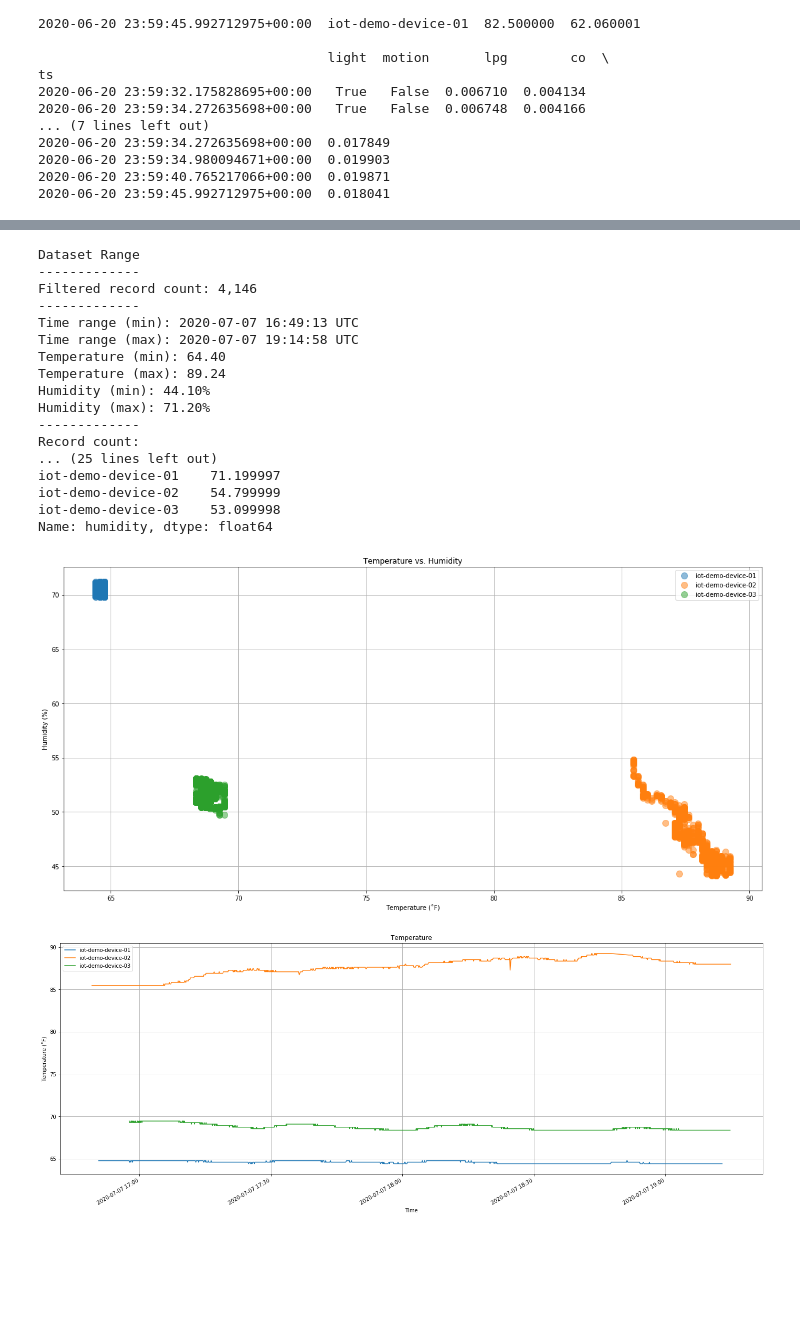
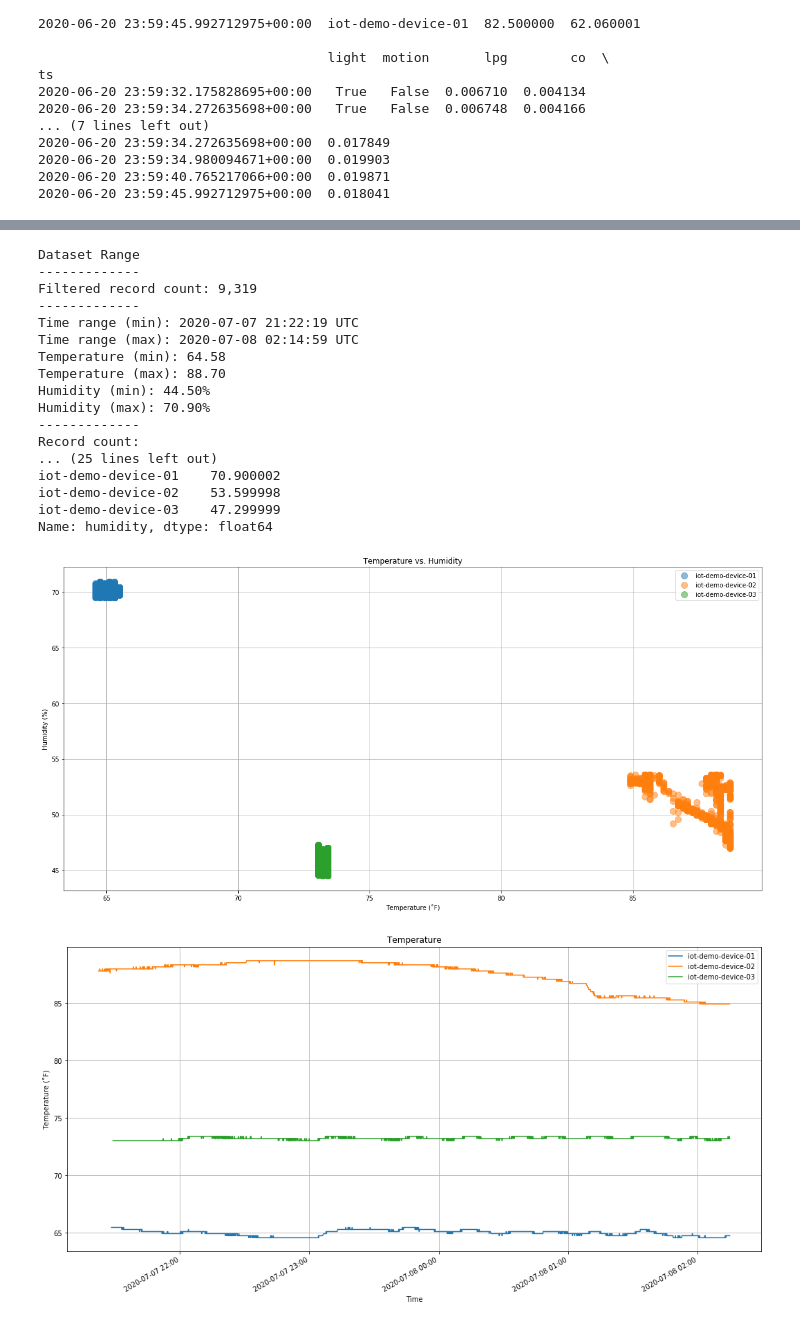
Before and after one commit to garystafford/real-time-iot-notebooks, a Jupyter notebook: Octank_IIoT_Demo_Pandas.ipynb, the cells around one changed output, grey strips where cells are left out. Cells and saved outputs as stored; diff of their text form; code cells hidden in the pictures; blank space fills up the shorter version.

Commit message:
Adding new charts

```diff
--- a/Octank_IIoT_Demo_Pandas.ipynb
+++ b/Octank_IIoT_Demo_Pandas.ipynb
@@ -78,7 +81,7 @@ dtype: int64
 # %%
 # filter time range
 # df_filtered = df.loc[df.index >= pd.Timestamp('today', tz="UTC").floor('D') + pd.Timedelta(-1, unit='D')]
-df_filtered = df.tail(5000)
+df_filtered = df.tail(10000)
 # %%
 # filter temp/humidity outliers (>1% & <99%)
 df_filtered = df_filtered.loc[df_filtered["temp"] > df_filtered.groupby("device").temp.transform(lambda x: x.quantile(.01))]
@@ -109,20 +112,20 @@ print("Humidity (max):\n{}".format(groups["humidity"].max()))
 # %% [output]
 Dataset Range
 -------------
-Filtered record count: 4,146
+Filtered record count: 9,319
 -------------
-Time range (min): 2020-07-07 16:49:13 UTC
-Time range (max): 2020-07-07 19:14:58 UTC
-Temperature (min): 64.40
-Temperature (max): 89.24
-Humidity (min): 44.10%
-Humidity (max): 71.20%
+Time range (min): 2020-07-07 21:22:19 UTC
+Time range (max): 2020-07-08 02:14:59 UTC
+Temperature (min): 64.58
+Temperature (max): 88.70
+Humidity (min): 44.50%
+Humidity (max): 70.90%
 -------------
 Record count:
 ... (25 lines left out)
-iot-demo-device-01    71.199997
-iot-demo-device-02    54.799999
-iot-demo-device-03    53.099998
+iot-demo-device-01    70.900002
+iot-demo-device-02    53.599998
+iot-demo-device-03    47.299999
 Name: humidity, dtype: float64
 # %%
 _, ax = plt.subplots(1, 1, figsize=(20, 9.5))
@@ -142,26 +145,26 @@ plt.xlabel("Temperature (˚F)")
 plt.ylabel("Humidity (%)")
 plt.show()
 # %% [output]
-[figure, old version]
+[figure, new version]
 # %%
 register_matplotlib_converters()
 myFmt = DateFormatter("%Y-%m-%d %H:%M")
 
-fig, ax = plt.subplots(1, 1, figsize=(24, 9))
+fig, ax = plt.subplots(1, 1, figsize=(18, 9))
 for device, group in groups:
     ax.plot(group.temp,
             label=device)
 ax.xaxis.set_major_formatter(myFmt)
 fig.autofmt_xdate()
 ax.grid()
 ax.margins(0.05)
 ax.legend()
 plt.title("Temperature")
 plt.ylabel("Temperature (˚F)")
 plt.xlabel("Time")
 plt.show()
 # %% [output]
-[figure, old version]
+[figure, new version]
 # %%
 fig, ax = plt.subplots(1, 1, figsize=(18, 9))
 for device, group in groups:
```
Also changed, not shown: parts of 12 cells of this notebook, 1 other file.
